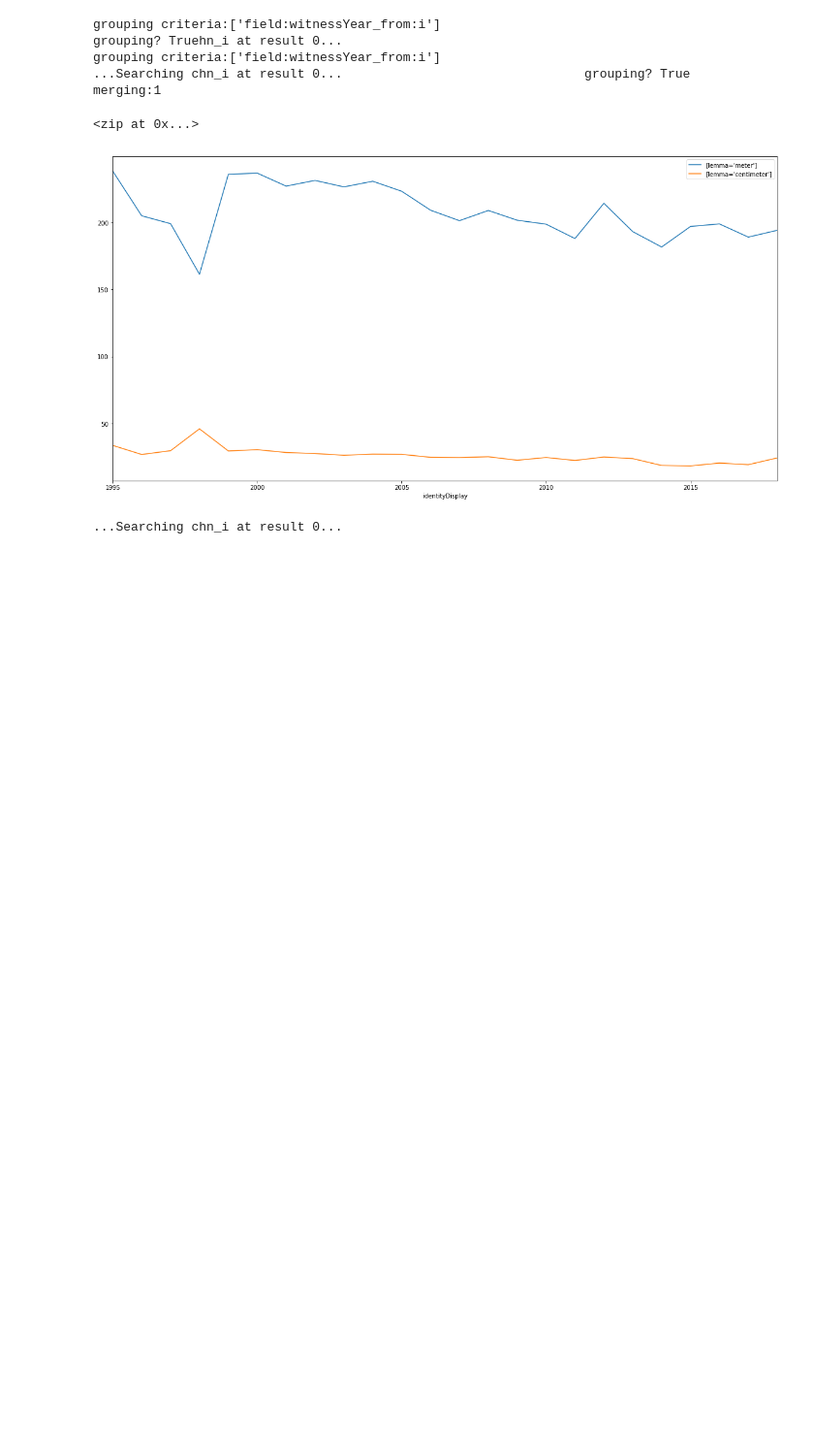
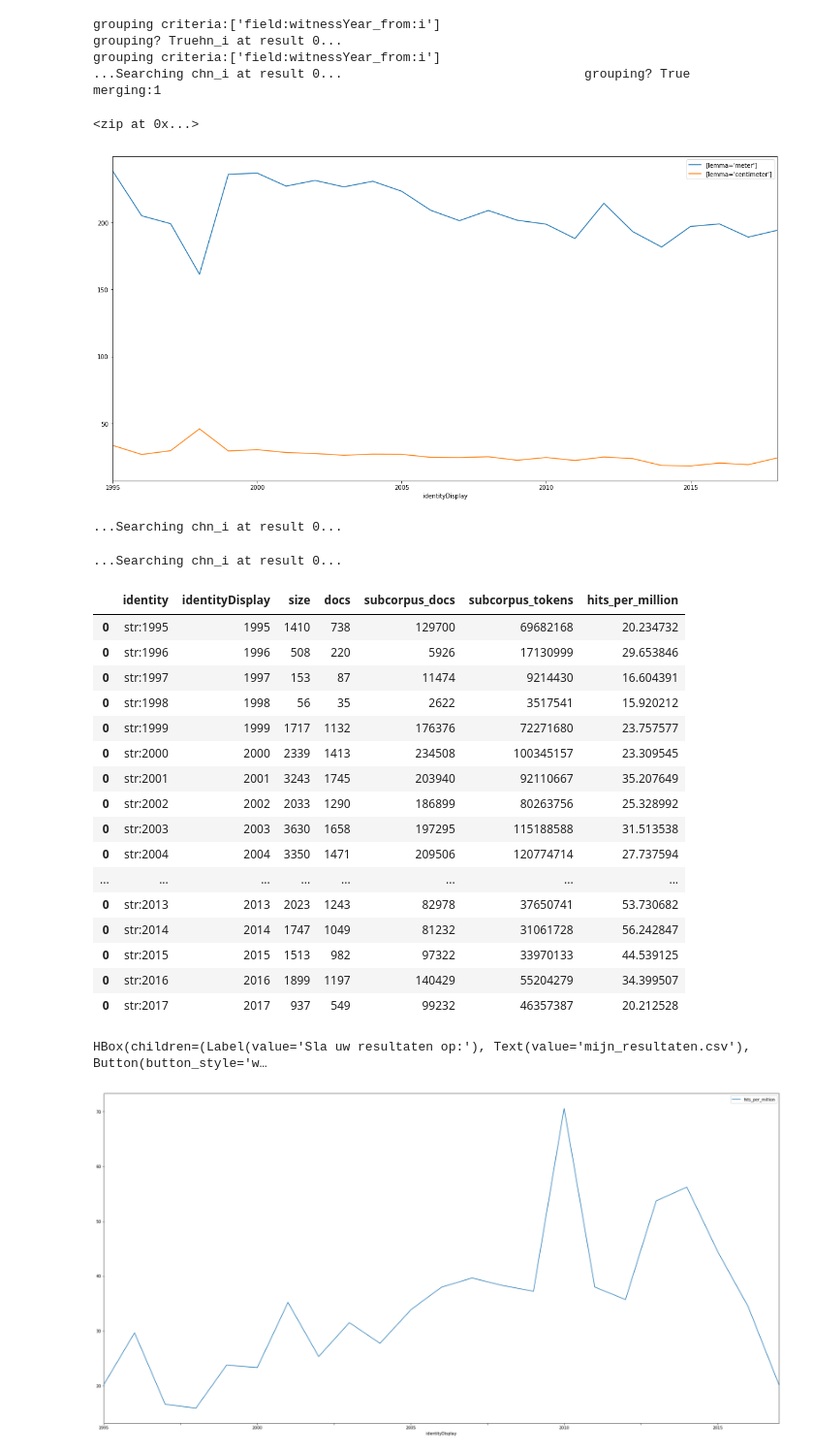
Before and after one commit to INL/chaining-search, a Jupyter notebook: contrib/Lidwood.ipynb, the cells around one changed output. Shown at 97% size. Cells and saved outputs as stored; diff of their text form; code cells hidden in the pictures; blank space fills up the shorter version.

```diff
--- a/contrib/Lidwood.ipynb
+++ b/contrib/Lidwood.ipynb
@@ -55,10 +55,9 @@ def obfuscate(query):
 
 # simulate grouping by separate querying for each value
 def silly_grouping(corpus_name, query, field, values):
-    result_frames = list(map(lambda value: search_and_group(corpus_name, obfuscate(query), field, filter={field: value}, validity_filter=None), values))
-    for r in result_frames:
-        display_df(r)
+    result_frames = list(map(lambda value: search_and_group(corpus_name, obfuscate(query), field, filter={field: value}, validity_filter="^[0-9]{4}$"), values))
     concatenation =  pd.concat(result_frames)
+    display_df(concatenation)
     plot_df(concatenation, 'identityDisplay', 'hits_per_million')
 
 def flatten(l):
@@ -92,7 +91,7 @@ def search_and_group_multiple(corpus_name, queries, grouping_field, filter=None,
 def plot_df(df,x_column, y_columns):
     #df_values = df[y_column].apply(lambda x: int(x))
     dfsorted = df.sort_values(by=[x_column])
-    dfsorted.plot.line(x_column, y_columns, figsize=[16,8])
+    dfsorted.plot.line(x_column, y_columns, figsize=[30,15])
 # %%
 df = search_and_group_multiple('chn_i', ["[lemma='somber']", "[lemma='vrolijk']"], 'pubMonth_from', {'witnessYear_from': [2000,2020]},
                       validity_filter="^[0-9]{2}$")
@@ -128,0 +126,23 @@ silly_grouping('chn_i', "[lemma='conflagratie']",'pubYear_from', values)
+# %%
+silly_grouping('chn_i', "[lemma='brandweer']",'pubYear_from', values)
+# %% [output]
+...Searching chn_i at result 0...
+|  | identity | identityDisplay | size | docs | subcorpus_docs | subcorpus_tokens | hits_per_million |
+| 0 | str:1995 | 1995 | 1410 | 738 | 129700 | 69682168 | 20.234732 |
+| 0 | str:1996 | 1996 | 508 | 220 | 5926 | 17130999 | 29.653846 |
+| 0 | str:1997 | 1997 | 153 | 87 | 11474 | 9214430 | 16.604391 |
+| 0 | str:1998 | 1998 | 56 | 35 | 2622 | 3517541 | 15.920212 |
+| 0 | str:1999 | 1999 | 1717 | 1132 | 176376 | 72271680 | 23.757577 |
+| 0 | str:2000 | 2000 | 2339 | 1413 | 234508 | 100345157 | 23.309545 |
+| 0 | str:2001 | 2001 | 3243 | 1745 | 203940 | 92110667 | 35.207649 |
+| 0 | str:2002 | 2002 | 2033 | 1290 | 186899 | 80263756 | 25.328992 |
+| 0 | str:2003 | 2003 | 3630 | 1658 | 197295 | 115188588 | 31.513538 |
+| 0 | str:2004 | 2004 | 3350 | 1471 | 209506 | 120774714 | 27.737594 |
+| ... | ... | ... | ... | ... | ... | ... | ... |
+| 0 | str:2013 | 2013 | 2023 | 1243 | 82978 | 37650741 | 53.730682 |
+| 0 | str:2014 | 2014 | 1747 | 1049 | 81232 | 31061728 | 56.242847 |
+| 0 | str:2015 | 2015 | 1513 | 982 | 97322 | 33970133 | 44.539125 |
+| 0 | str:2016 | 2016 | 1899 | 1197 | 140429 | 55204279 | 34.399507 |
+| 0 | str:2017 | 2017 | 937 | 549 | 99232 | 46357387 | 20.212528 |
+HBox(children=(Label(value='Sla uw resultaten op:'), Text(value='mijn_resultaten.csv'), Button(button_style='w…
+[figure, added]
```
Also changed, not shown: parts of 1 cell of this notebook, 1 other file.
